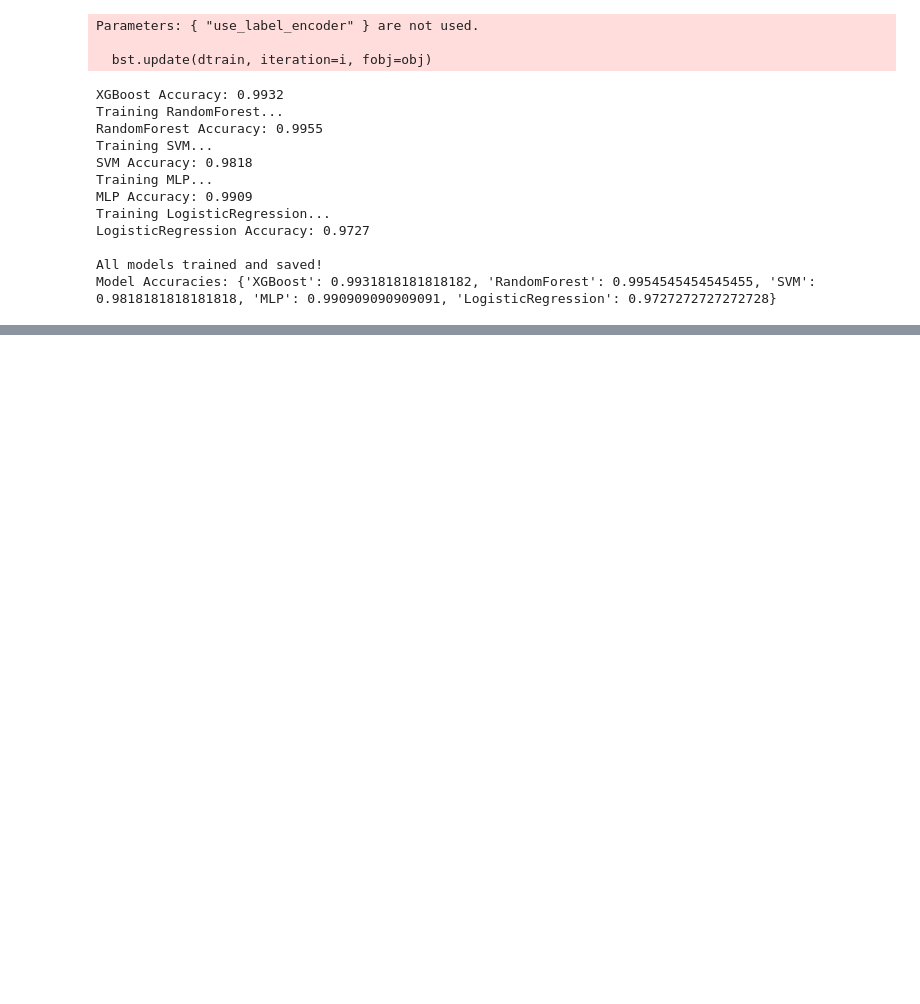
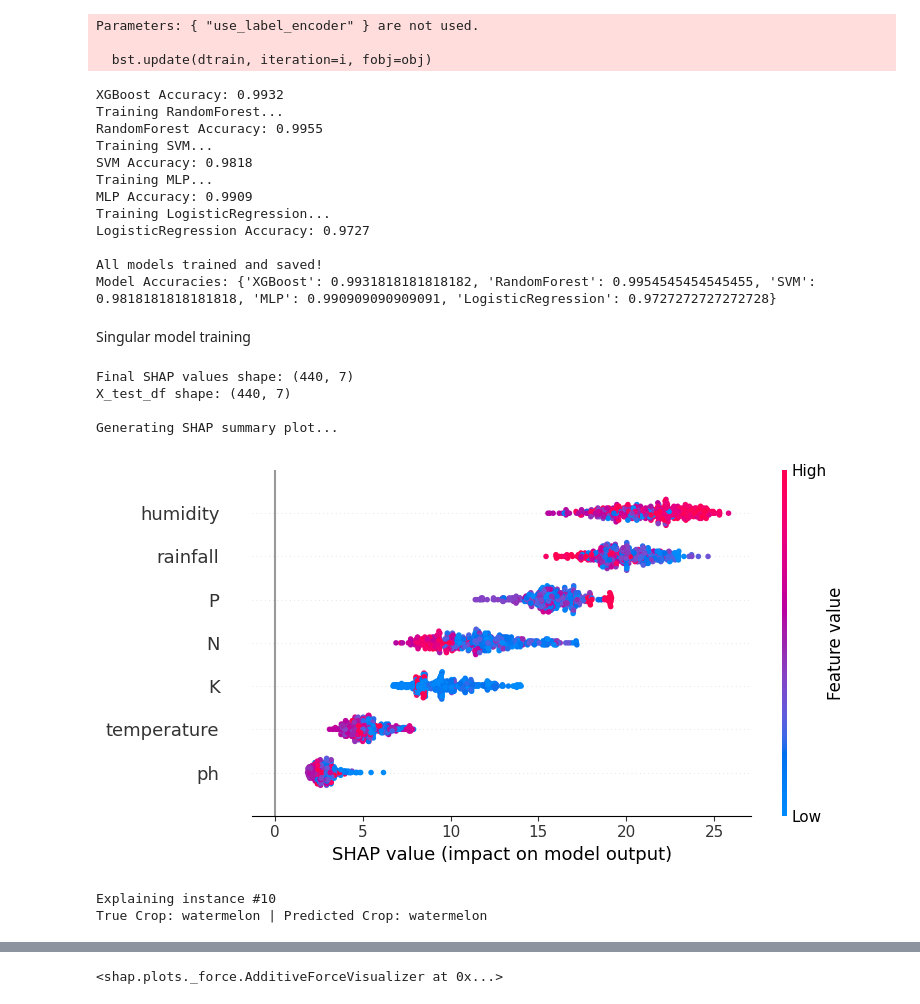
Before and after one commit to priyanshupriyank04/research_paper_project, a Jupyter notebook: research.ipynb, the cells around one changed output, grey strips where cells are left out. Saved outputs shown, nothing was run; the diff lists cells and outputs as text; code cells hidden in the pictures; blank space fills up the shorter version.

Commit message:
shap + xgb trained

```diff
--- a/research.ipynb
+++ b/research.ipynb
@@ -216,3 +216,63 @@ LogisticRegression Accuracy: 0.9727
 
 All models trained and saved!
 Model Accuracies: {'XGBoost': 0.9931818181818182, 'RandomForest': 0.9954545454545455, 'SVM': 0.9818181818181818, 'MLP': 0.990909090909091, 'LogisticRegression': 0.9727272727272728}
+# %% [markdown]
+Singular model training
+# %%
+import shap
+import joblib
+import numpy as np
+import matplotlib.pyplot as plt
+import pandas as pd
+
+# --- Load model and data ---
+save_path = '/content/drive/MyDrive/'
+xgb_model = joblib.load(save_path + 'XGBoost_model.pkl')
+X_test = joblib.load(save_path + 'X_test.pkl')
+y_test = joblib.load(save_path + 'y_test.pkl')
+label_encoder = joblib.load(save_path + 'label_encoder.pkl')
+
+feature_names = ['N','P','K','temperature','humidity','ph','rainfall']
+X_test_df = pd.DataFrame(X_test, columns=feature_names)
+
+# --- Create SHAP Explainer and get unified SHAP values ---
+explainer = shap.TreeExplainer(xgb_model)
+shap_exp = explainer(X_test_df)  # returns a unified SHAP Explanation object
+
+# For global importance, sum absolute SHAP values across all classes automatically
+shap_values = np.abs(shap_exp.values).sum(axis=2)  # (440, 7)
+
+print("Final SHAP values shape:", shap_values.shape)
+print("X_test_df shape:", X_test_df.shape)
+
+# --- GLOBAL SHAP SUMMARY PLOT ---
+print("\nGenerating SHAP summary plot...")
+shap.summary_plot(shap_values, X_test_df, feature_names=feature_names, show=True)
+
+# --- LOCAL SHAP FORCE PLOT (Fixed) ---
+instance_idx = 10
+instance_data = X_test_df.iloc[instance_idx]
+instance_true_class = y_test[instance_idx]
+instance_pred_class = xgb_model.predict(instance_data.values.reshape(1, -1))[0]
+
+true_crop = label_encoder.inverse_transform([instance_true_class])[0]
+pred_crop = label_encoder.inverse_transform([instance_pred_class])[0]
+
+print(f"\nExplaining instance #{instance_idx}")
+print(f"True Crop: {true_crop} | Predicted Crop: {pred_crop}")
+
+shap.initjs()
+shap.force_plot(
+    base_value=explainer.expected_value[instance_pred_class],  # use class index, not string
+    shap_values=shap_exp.values[instance_idx, :, instance_pred_class],  # SHAP for predicted class
+    features=instance_data.values,
+    feature_names=feature_names
+)
+# %% [output]
+Final SHAP values shape: (440, 7)
+X_test_df shape: (440, 7)
+
+Generating SHAP summary plot...
+[figure, added]
+Explaining instance #10
+True Crop: watermelon | Predicted Crop: watermelon
@@ -218,0 +280 @@ Model Accuracies: {'XGBoost': 0.9931818181818182, 'RandomForest': 0.995454545454
+<shap.plots._force.AdditiveForceVisualizer at 0x...>
```
Also changed, not shown: parts of 1 cell of this notebook.
